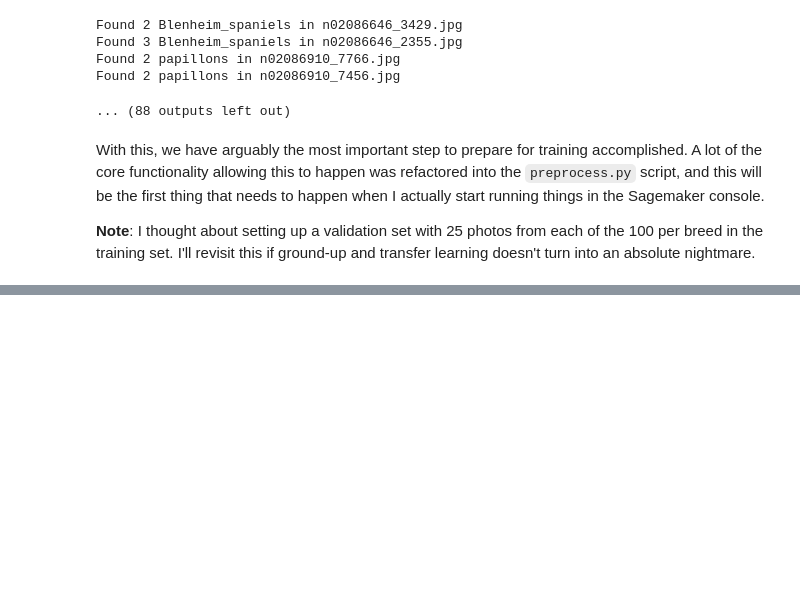
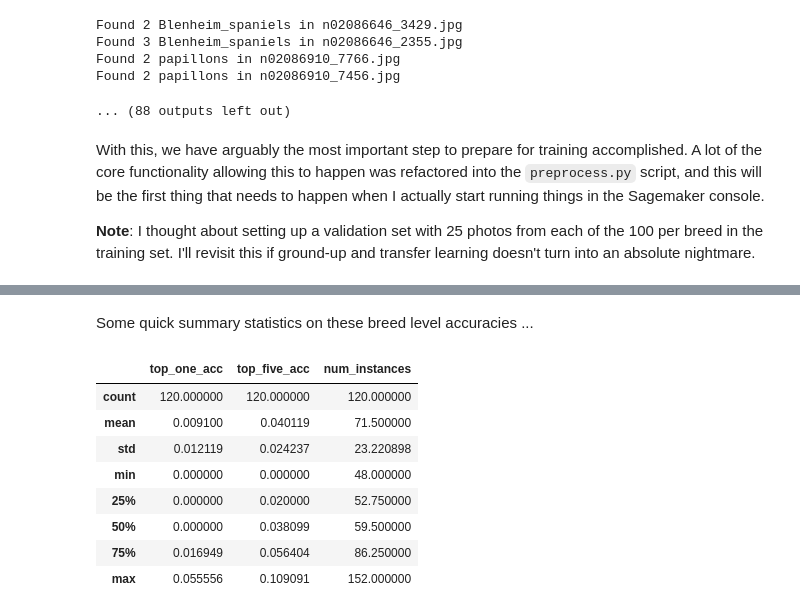
Before and after one commit to ZombieSocrates/ml-udacity-capstone, a Jupyter notebook: 1-Data_Exploration_Preprocessing.ipynb, the cells around one changed output, grey strips where cells are left out. Cells and saved outputs as stored; diff of their text form; code cells hidden in the pictures; blank space fills up the shorter version.

```diff
--- a/1-Data_Exploration_Preprocessing.ipynb
+++ b/1-Data_Exploration_Preprocessing.ipynb
@@ -769,0 +875,14 @@ With this, we have arguably the most important step to prepare for training acco
+# %% [markdown]
+Some quick summary statistics on these breed level accuracies ...
+# %%
+acc_by_breed.describe()
+# %% [output]
+|  | top_one_acc | top_five_acc | num_instances |
+| count | 120.000000 | 120.000000 | 120.000000 |
+| mean | 0.009100 | 0.040119 | 71.500000 |
+| std | 0.012119 | 0.024237 | 23.220898 |
+| min | 0.000000 | 0.000000 | 48.000000 |
+| 25% | 0.000000 | 0.020000 | 52.750000 |
+| 50% | 0.000000 | 0.038099 | 59.500000 |
+| 75% | 0.016949 | 0.056404 | 86.250000 |
+| max | 0.055556 | 0.109091 | 152.000000 |
```
Also changed, not shown: parts of 26 cells of this notebook.
